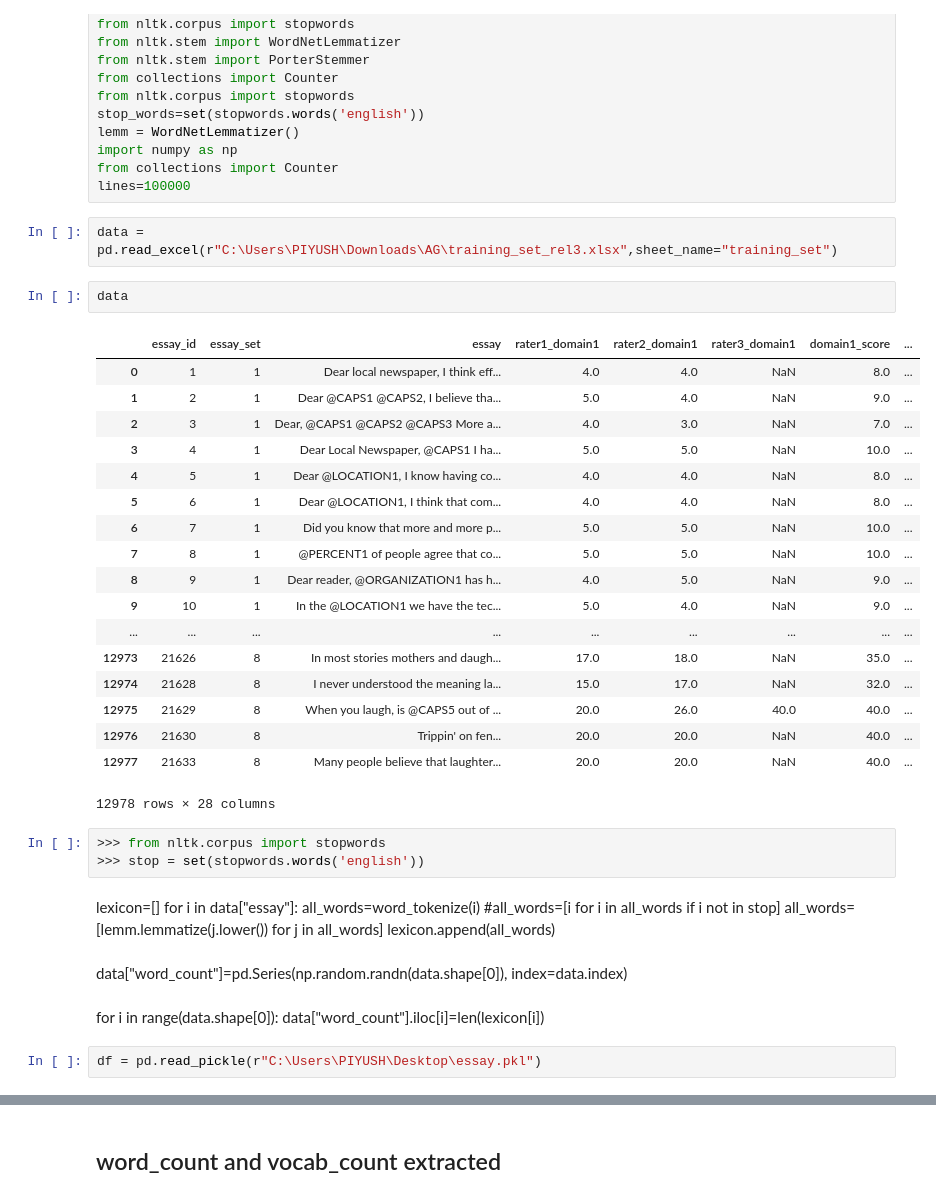
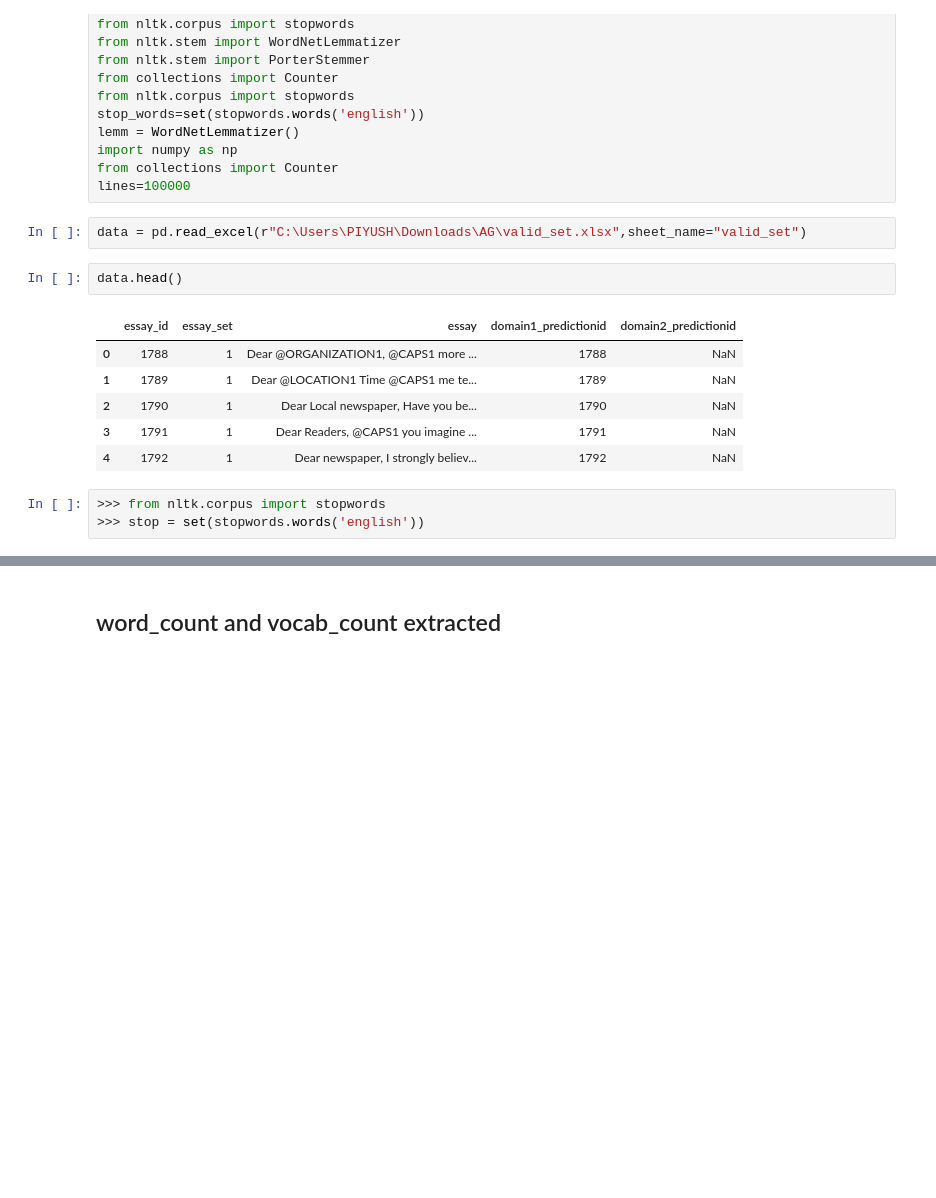
Before and after one commit to piyush-98/Automatic_grading, a Jupyter notebook: code/feature_extraction.ipynb, the cells around one changed output, grey strips where cells are left out. Drawn from its saved outputs; the diff is of its cells as text; blank space fills up the shorter version.

```diff
--- a/code/feature_extraction.ipynb
+++ b/code/feature_extraction.ipynb
@@ -14,42 +14,16 @@ import numpy as np
 from collections import Counter
 lines=100000
 # %%
-data = pd.read_excel(r"C:\Users\PIYUSH\Downloads\AG\training_set_rel3.xlsx",sheet_name="training_set")
+data = pd.read_excel(r"C:\Users\PIYUSH\Downloads\AG\valid_set.xlsx",sheet_name="valid_set")
 # %%
-data
+data.head()
 # %% [output]
-|  | essay_id | essay_set | essay | rater1_domain1 | rater2_domain1 | rater3_domain1 | domain1_score | ... |
-| 0 | 1 | 1 | Dear local newspaper, I think eff... | 4.0 | 4.0 | NaN | 8.0 | ... |
-| 1 | 2 | 1 | Dear @CAPS1 @CAPS2, I believe tha... | 5.0 | 4.0 | NaN | 9.0 | ... |
-| 2 | 3 | 1 | Dear, @CAPS1 @CAPS2 @CAPS3 More a... | 4.0 | 3.0 | NaN | 7.0 | ... |
-| 3 | 4 | 1 | Dear Local Newspaper, @CAPS1 I ha... | 5.0 | 5.0 | NaN | 10.0 | ... |
-| 4 | 5 | 1 | Dear @LOCATION1, I know having co... | 4.0 | 4.0 | NaN | 8.0 | ... |
-| 5 | 6 | 1 | Dear @LOCATION1, I think that com... | 4.0 | 4.0 | NaN | 8.0 | ... |
-| 6 | 7 | 1 | Did you know that more and more p... | 5.0 | 5.0 | NaN | 10.0 | ... |
-| 7 | 8 | 1 | @PERCENT1 of people agree that co... | 5.0 | 5.0 | NaN | 10.0 | ... |
-| 8 | 9 | 1 | Dear reader, @ORGANIZATION1 has h... | 4.0 | 5.0 | NaN | 9.0 | ... |
-| 9 | 10 | 1 | In the @LOCATION1 we have the tec... | 5.0 | 4.0 | NaN | 9.0 | ... |
-| ... | ... | ... | ... | ... | ... | ... | ... | ... |
-| 12973 | 21626 | 8 | In most stories mothers and daugh... | 17.0 | 18.0 | NaN | 35.0 | ... |
-| 12974 | 21628 | 8 | I never understood the meaning la... | 15.0 | 17.0 | NaN | 32.0 | ... |
-| 12975 | 21629 | 8 | When you laugh, is @CAPS5 out of ... | 20.0 | 26.0 | 40.0 | 40.0 | ... |
-| 12976 | 21630 | 8 | Trippin' on fen... | 20.0 | 20.0 | NaN | 40.0 | ... |
-| 12977 | 21633 | 8 | Many people believe that laughter... | 20.0 | 20.0 | NaN | 40.0 | ... |
+|  | essay_id | essay_set | essay | domain1_predictionid | domain2_predictionid |
+| 0 | 1788 | 1 | Dear @ORGANIZATION1, @CAPS1 more ... | 1788 | NaN |
+| 1 | 1789 | 1 | Dear @LOCATION1 Time @CAPS1 me te... | 1789 | NaN |
+| 2 | 1790 | 1 | Dear Local newspaper, Have you be... | 1790 | NaN |
+| 3 | 1791 | 1 | Dear Readers, @CAPS1 you imagine ... | 1791 | NaN |
+| 4 | 1792 | 1 | Dear newspaper, I strongly believ... | 1792 | NaN |
-12978 rows × 28 columns
 # %%
 >>> from nltk.corpus import stopwords
 >>> stop = set(stopwords.words('english'))
-# %% [markdown]
-lexicon=[]
-for i in data["essay"]:
-    all_words=word_tokenize(i)
-    #all_words=[i for i in all_words if i not in stop]
-    all_words=[lemm.lemmatize(j.lower()) for j in all_words]
-    lexicon.append(all_words)
-# %% [markdown]
-data["word_count"]=pd.Series(np.random.randn(data.shape[0]), index=data.index)
-# %% [markdown]
-for i in range(data.shape[0]):
-    data["word_count"].iloc[i]=len(lexicon[i])
-# %%
-df = pd.read_pickle(r"C:\Users\PIYUSH\Desktop\essay.pkl")
```
Also changed, not shown: parts of 61 cells of this notebook, 3 other files.
